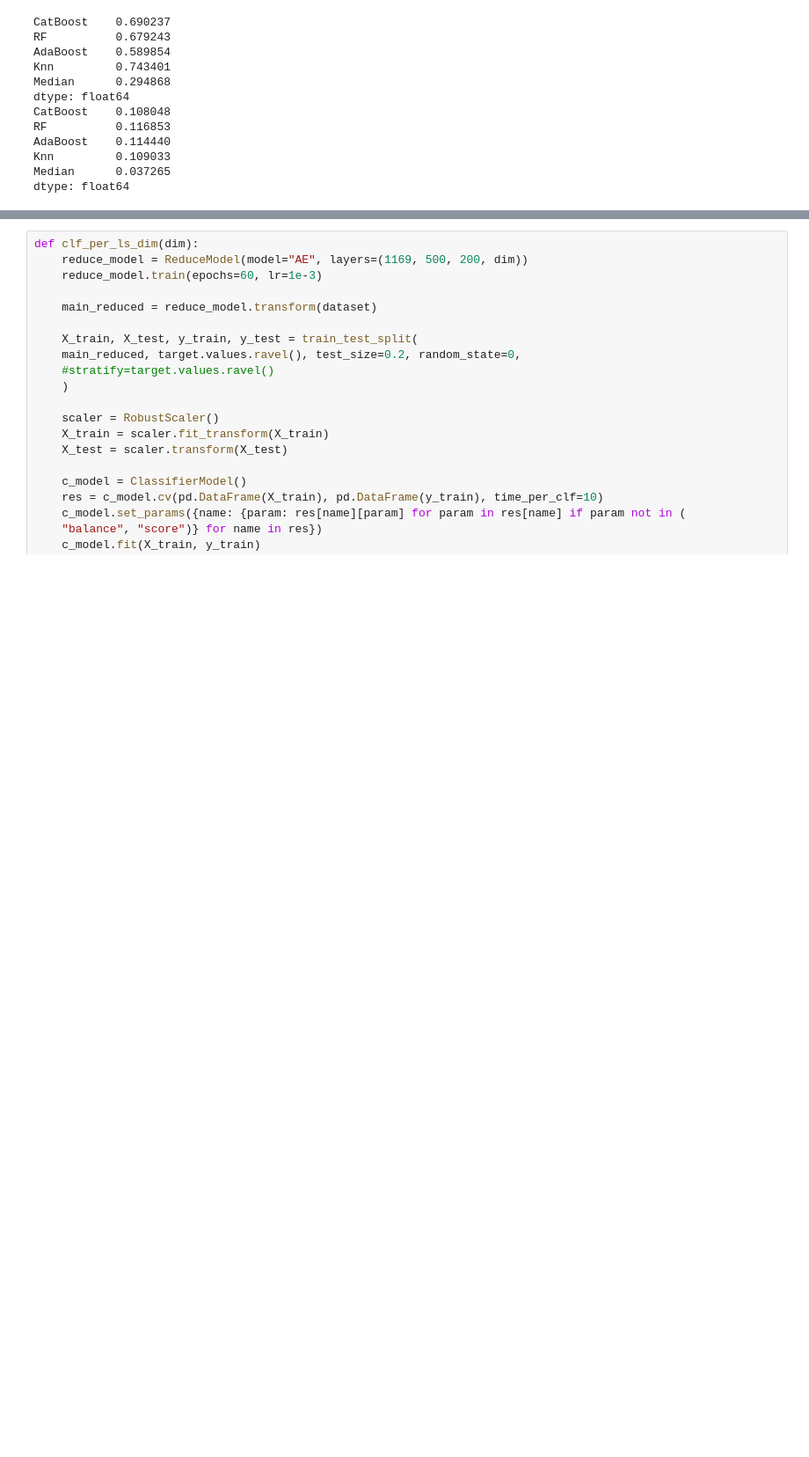
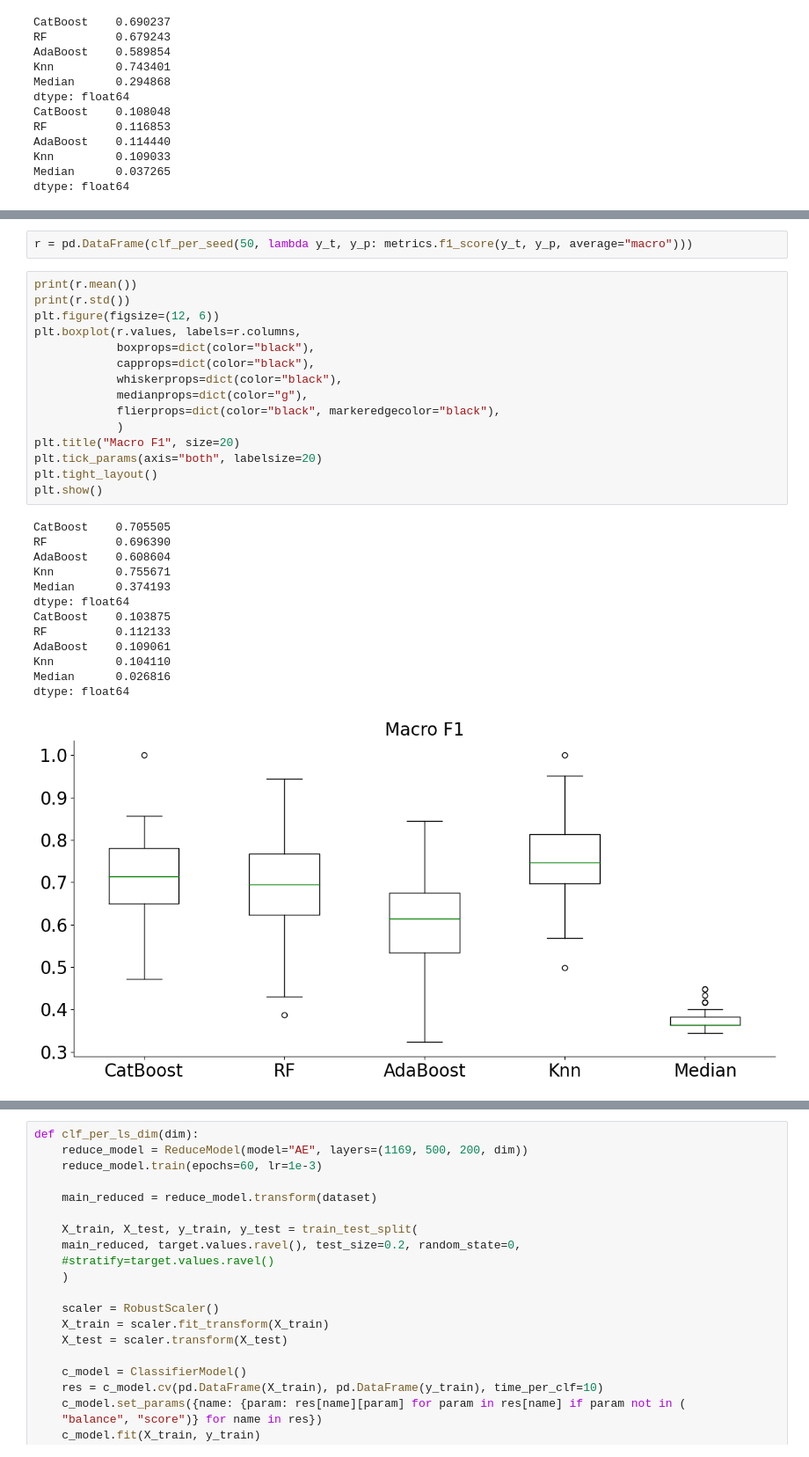
Before and after one commit to SpongeFrogy/phase_transmition_ML, a Jupyter notebook: tests.ipynb, the cells around one changed output, grey strips where cells are left out. Shown at 88% size. Cells and saved outputs as stored; diff of their text form; blank space fills up the shorter version.

```diff
--- a/tests.ipynb
+++ b/tests.ipynb
@@ -115 +116,32 @@ plt.show()
+# %%
+r = pd.DataFrame(clf_per_seed(50, lambda y_t, y_p: metrics.f1_score(y_t, y_p, average="macro")))
+# %%
+print(r.mean())
+print(r.std())
+plt.figure(figsize=(12, 6))
+plt.boxplot(r.values, labels=r.columns,
+            boxprops=dict(color="black"),
+            capprops=dict(color="black"),
+            whiskerprops=dict(color="black"),
+            medianprops=dict(color="g"),
+            flierprops=dict(color="black", markeredgecolor="black"),
+            )
+plt.title("Macro F1", size=20)
+plt.tick_params(axis="both", labelsize=20)
+plt.tight_layout()
+plt.show()
+# %% [output]
+CatBoost    0.705505
+RF          0.696390
+AdaBoost    0.608604
+Knn         0.755671
+Median      0.374193
+dtype: float64
+CatBoost    0.103875
+RF          0.112133
+AdaBoost    0.109061
+Knn         0.104110
+Median      0.026816
+dtype: float64
+[figure, added]
 # %%
```
Also changed, not shown: parts of 7 cells of this notebook, 46 other files.
